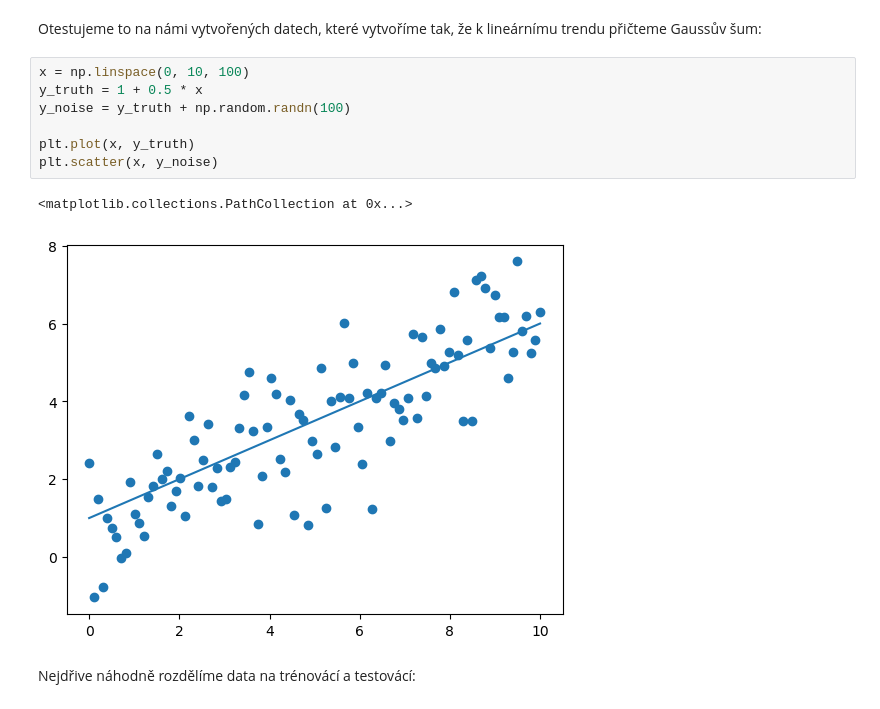
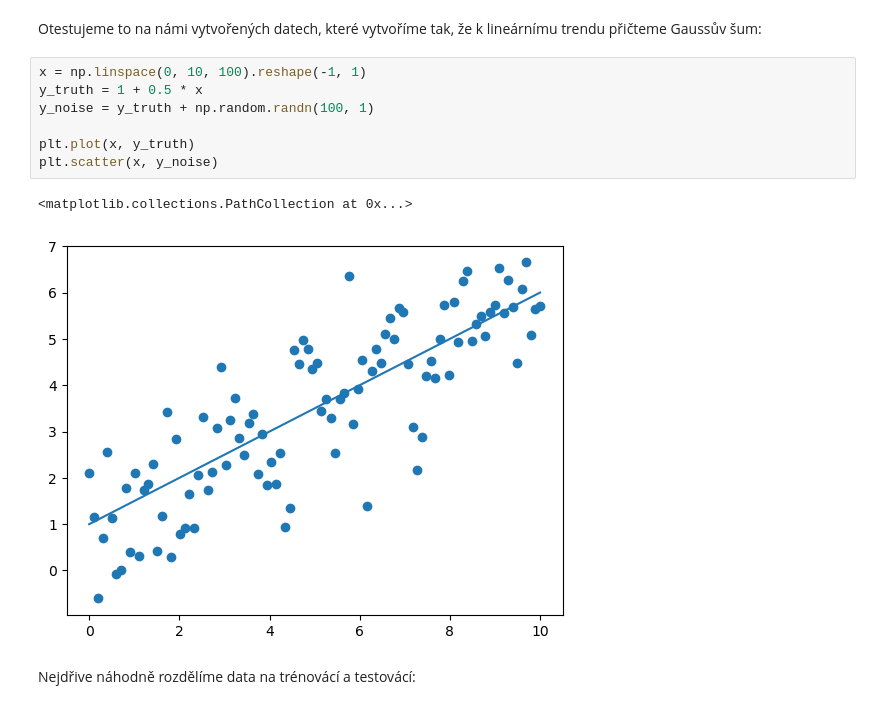
Before and after one commit to LiyaGaynutdinova/PythonForEngineering, a Jupyter notebook: Python 2 CZ/Week 7/Supervised learning.ipynb, the cells around one changed output. Drawn from its saved outputs; the diff is of its cells as text.

```diff
--- a/Python 2 CZ/Week 7/Supervised learning.ipynb
+++ b/Python 2 CZ/Week 7/Supervised learning.ipynb
@@ -44,14 +41,14 @@ Error:
 # %% [markdown]
 Otestujeme to na námi vytvořených datech, které vytvoříme tak, že k lineárnímu trendu přičteme Gaussův šum:
 # %%
-x = np.linspace(0, 10, 100)
+x = np.linspace(0, 10, 100).reshape(-1, 1)
 y_truth = 1 + 0.5 * x
-y_noise = y_truth + np.random.randn(100)
+y_noise = y_truth + np.random.randn(100, 1)
 
 plt.plot(x, y_truth)
 plt.scatter(x, y_noise)
 # %% [output]
 <matplotlib.collections.PathCollection at 0x...>
-[figure, old version]
+[figure, new version]
 # %% [markdown]
 Nejdřive náhodně rozdělíme data na trénovácí a testovácí:
```
Also changed, not shown: parts of 96 cells of this notebook, 1 other file.
